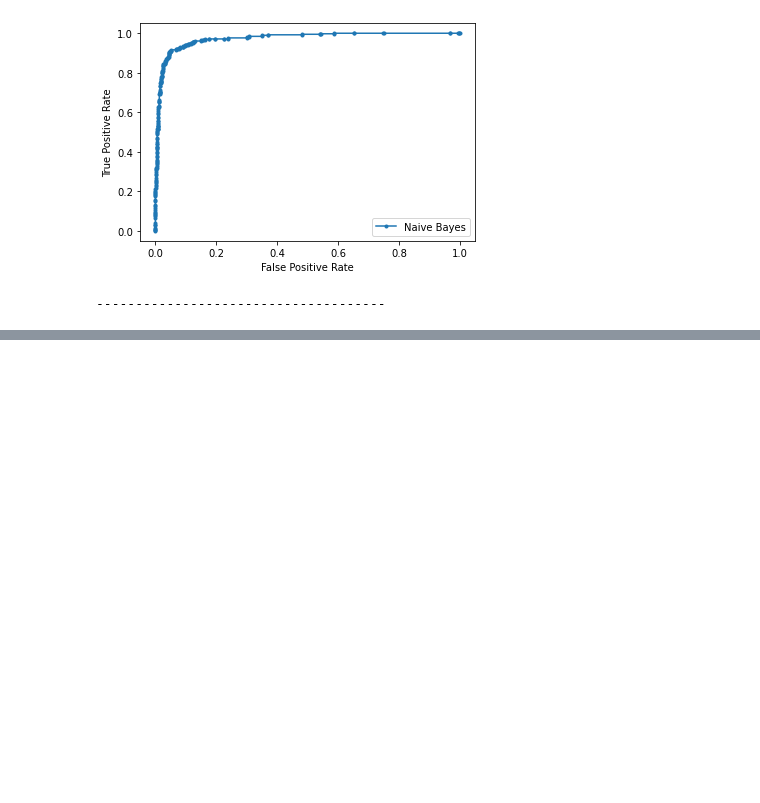
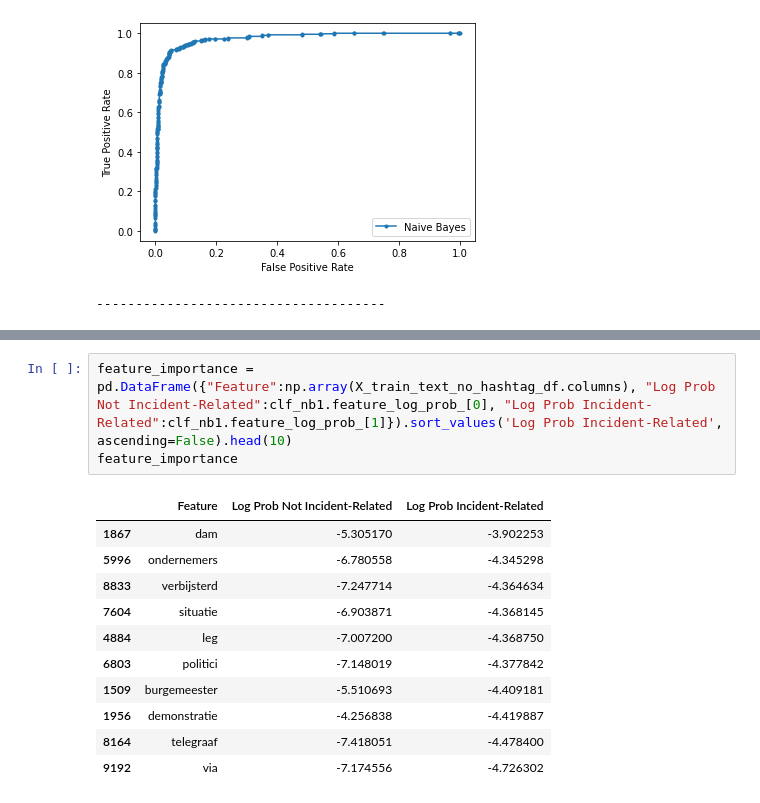
Before and after one commit to jorenman/early-warning-incidents-using-twitter, a Jupyter notebook: Modelling/Naive Bayes.ipynb, the cells around one changed output, grey strips where cells are left out. Drawn from its saved outputs; the diff is of its cells as text; blank space fills up the shorter version.

```diff
--- a/Modelling/Naive Bayes.ipynb
+++ b/Modelling/Naive Bayes.ipynb
@@ -200,0 +205,15 @@ Naive Bayes: ROC AUC=0.974
+# %%
+feature_importance = pd.DataFrame({"Feature":np.array(X_train_text_no_hashtag_df.columns), "Log Prob Not Incident-Related":clf_nb1.feature_log_prob_[0], "Log Prob Incident-Related":clf_nb1.feature_log_prob_[1]}).sort_values('Log Prob Incident-Related', ascending=False).head(10)
+feature_importance
+# %% [output]
+|  | Feature | Log Prob Not Incident-Related | Log Prob Incident-Related |
+| 1867 | dam | -5.305170 | -3.902253 |
+| 5996 | ondernemers | -6.780558 | -4.345298 |
+| 8833 | verbijsterd | -7.247714 | -4.364634 |
+| 7604 | situatie | -6.903871 | -4.368145 |
+| 4884 | leg | -7.007200 | -4.368750 |
+| 6803 | politici | -7.148019 | -4.377842 |
+| 1509 | burgemeester | -5.510693 | -4.409181 |
+| 1956 | demonstratie | -4.256838 | -4.419887 |
+| 8164 | telegraaf | -7.418051 | -4.478400 |
+| 9192 | via | -7.174556 | -4.726302 |
```
Also changed, not shown: parts of 2 cells of this notebook, 3 other files.
